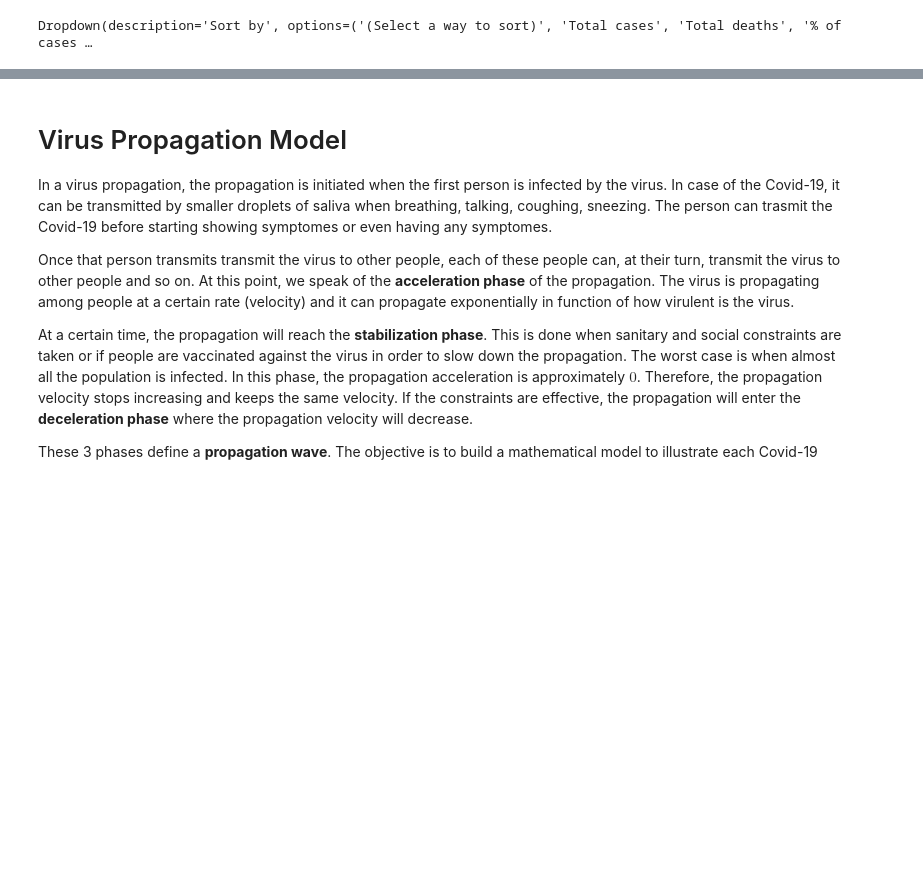
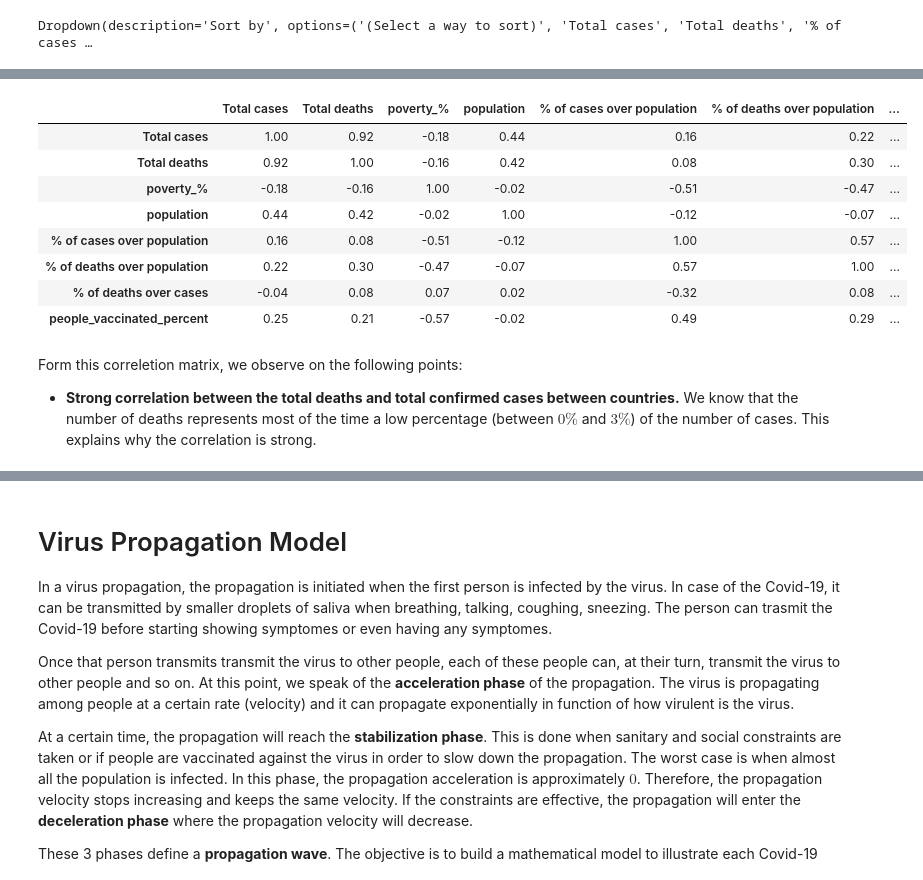
Before and after one commit to glapointe7/Covid19, a Jupyter notebook: Covid-19 Analysis.ipynb, the cells around one changed output, grey strips where cells are left out. Saved outputs shown, nothing was run; the diff lists cells and outputs as text; code cells hidden in the pictures; blank space fills up the shorter version.

```diff
--- a/Covid-19 Analysis.ipynb
+++ b/Covid-19 Analysis.ipynb
@@ -187,0 +233,19 @@ Dropdown(description='Sort by', options=('(Select a way to sort)', 'Total cases'
+# %%
+daily_cases = DatasetPreparator.prepareRegionsDailyCasesAndDeathsDataset(cases_deaths)
+region_cases = DatasetPreparator.prepareTotalCasesAndDeathsByRegion(daily_cases, population)
+region_cases = DatasetPreparator.addPeopleVaccinatedPercentageToDataset(region_cases, vaccination)
+
+StatAnalysisPrinter.displayCorrelationMatrix(region_cases)
+# %% [output]
+|  | Total cases | Total deaths | poverty_% | population | % of cases over population | % of deaths over population | ... |
+| Total cases | 1.00 | 0.92 | -0.18 | 0.44 | 0.16 | 0.22 | ... |
+| Total deaths | 0.92 | 1.00 | -0.16 | 0.42 | 0.08 | 0.30 | ... |
+| poverty_% | -0.18 | -0.16 | 1.00 | -0.02 | -0.51 | -0.47 | ... |
+| population | 0.44 | 0.42 | -0.02 | 1.00 | -0.12 | -0.07 | ... |
+| % of cases over population | 0.16 | 0.08 | -0.51 | -0.12 | 1.00 | 0.57 | ... |
+| % of deaths over population | 0.22 | 0.30 | -0.47 | -0.07 | 0.57 | 1.00 | ... |
+| % of deaths over cases | -0.04 | 0.08 | 0.07 | 0.02 | -0.32 | 0.08 | ... |
+| people_vaccinated_percent | 0.25 | 0.21 | -0.57 | -0.02 | 0.49 | 0.29 | ... |
+# %% [markdown]
+Form this correletion matrix, we observe on the following points:
+- __Strong correlation between the total deaths and total confirmed cases between countries.__ We know that the number of deaths represents most of the time a low percentage (between $0\%$ and $3\%$) of the number of cases. This explains why the correlation is strong.
```
Also changed, not shown: parts of 19 cells of this notebook, 7 other files.
